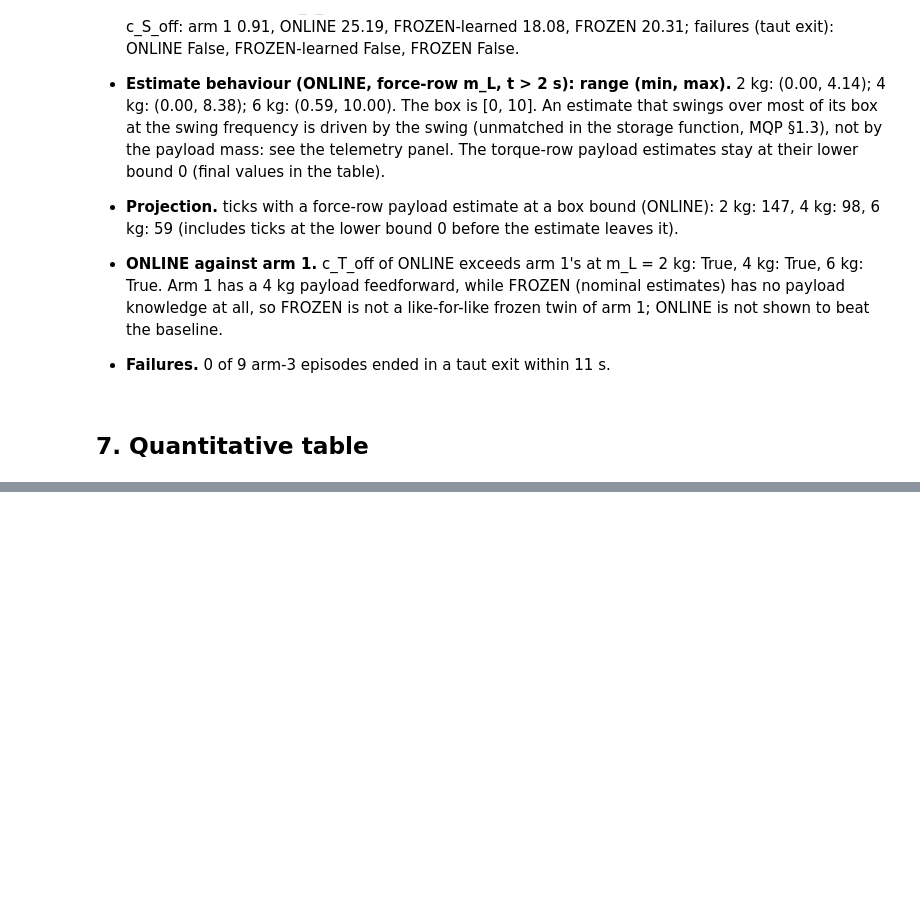
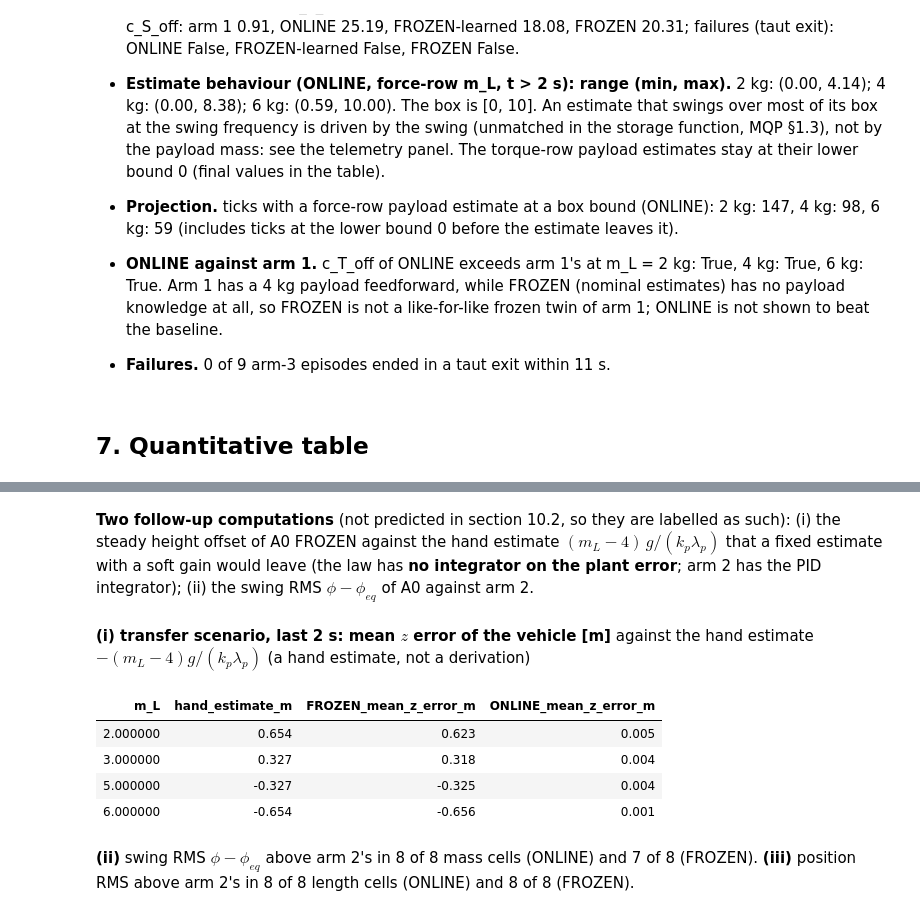
Before and after one commit to Mrjarkos/MRAC_Tutorial, a Jupyter notebook: 07_Arm3_MRAC_Design_and_Preliminary.ipynb, the cells around one changed output, grey strips where cells are left out. Drawn from its saved outputs; the diff is of its cells as text; code cells hidden in the pictures; blank space fills up the shorter version.

```diff
--- a/07_Arm3_MRAC_Design_and_Preliminary.ipynb
+++ b/07_Arm3_MRAC_Design_and_Preliminary.ipynb
@@ -490,0 +900,25 @@ Gate (section 5.2) and the arm-3 summary (section 5.4), repeated for the record.
+# %% [markdown]
+**Two follow-up computations** (not predicted in section 10.2, so they are labelled as such): (i) the steady height offset of A0 FROZEN against the hand estimate $(m_L-4)\,g/(k_p\lambda_p)$ that a fixed estimate with a soft gain would leave (the law has **no integrator on the plant error**; arm 2 has the PID integrator); (ii) the swing RMS $\phi-\phi_{eq}$ of A0 against arm 2.
+# %%
+rows = []
+for m_ in MASSES:
+    a = a0_run(m_, 2.0, "transfer", False); o = a0_run(m_, 2.0, "transfer", True)
+    last = slice(-100, None)                                   # last 2 s of the 8 s transfer episode (reference held)
+    ez_f = float(np.mean(a["p"][last, 1] - a["ref_p"][last, 1])); ez_o = float(np.mean(o["p"][last, 1] - o["ref_p"][last, 1]))
+    hand = -(m_ - 4.0) * G / (LAW["k_p"] * LAW["lambda_p"])
+    rows.append(dict(m_L=m_, hand_estimate_m=hand, FROZEN_mean_z_error_m=ez_f, ONLINE_mean_z_error_m=ez_o))
+display(Markdown("**(i) transfer scenario, last 2 s: mean $z$ error of the vehicle [m]** against the hand estimate $-(m_L-4)g/(k_p\\lambda_p)$ (a hand estimate, not a derivation)"))
+display(pd.DataFrame(rows).style.format({c: "{:.3f}" for c in ("hand_estimate_m", "FROZEN_mean_z_error_m", "ONLINE_mean_z_error_m")}).hide(axis="index"))
+n_worse = sum(cell(s, 2.0, m_, "a0_online", "swing_rms_deg") > cell(s, 2.0, m_, "softer", "swing_rms_deg") for s in SCN for m_ in MASSES)
+n_worse_f = sum(cell(s, 2.0, m_, "a0_frozen", "swing_rms_deg") > cell(s, 2.0, m_, "softer", "swing_rms_deg") for s in SCN for m_ in MASSES)
+n_len = sum(cell(s, L_, 4.0, "a0_online", "c_T_off_vs_arm2") > 1.0 for s in SCN for L_ in LENS)
+n_len_f = sum(cell(s, L_, 4.0, "a0_frozen", "c_T_off_vs_arm2") > 1.0 for s in SCN for L_ in LENS)
+display(Markdown("**(ii)** swing RMS $\\phi-\\phi_{eq}$ above arm 2's in %d of 8 mass cells (ONLINE) and %d of 8 (FROZEN). **(iii)** position RMS above arm 2's in %d of 8 length cells (ONLINE) and %d of 8 (FROZEN)." % (n_worse, n_worse_f, n_len, n_len_f)))
+# %% [output]
+**(i) transfer scenario, last 2 s: mean $z$ error of the vehicle [m]** against the hand estimate $-(m_L-4)g/(k_p\lambda_p)$ (a hand estimate, not a derivation)
+| m_L | hand_estimate_m | FROZEN_mean_z_error_m | ONLINE_mean_z_error_m |
+| 2.000000 | 0.654 | 0.623 | 0.005 |
+| 3.000000 | 0.327 | 0.318 | 0.004 |
+| 5.000000 | -0.327 | -0.325 | 0.004 |
+| 6.000000 | -0.654 | -0.656 | 0.001 |
+**(ii)** swing RMS $\phi-\phi_{eq}$ above arm 2's in 8 of 8 mass cells (ONLINE) and 7 of 8 (FROZEN). **(iii)** position RMS above arm 2's in 8 of 8 length cells (ONLINE) and 8 of 8 (FROZEN).
```
Also changed, not shown: parts of 22 cells of this notebook, 3 other files.
